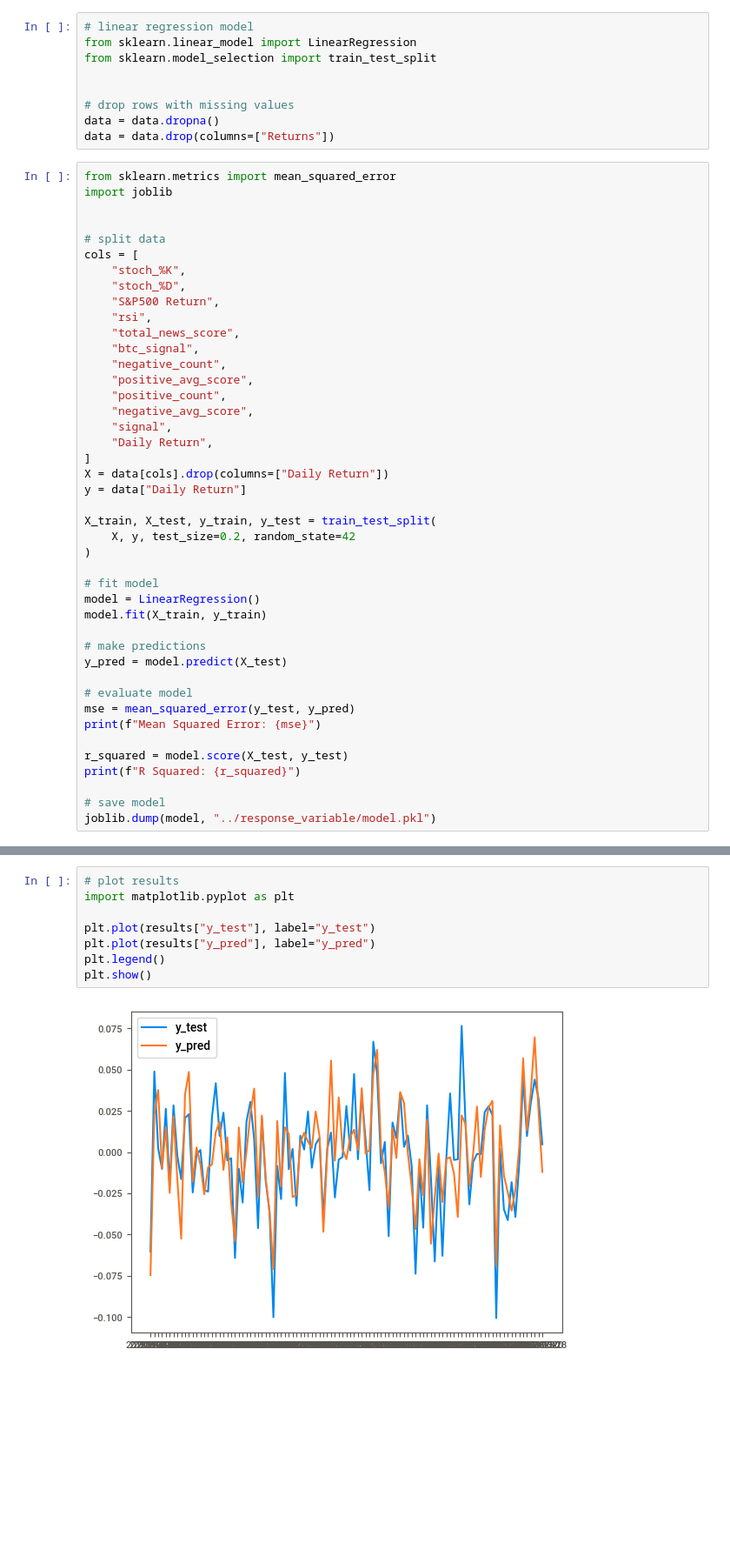
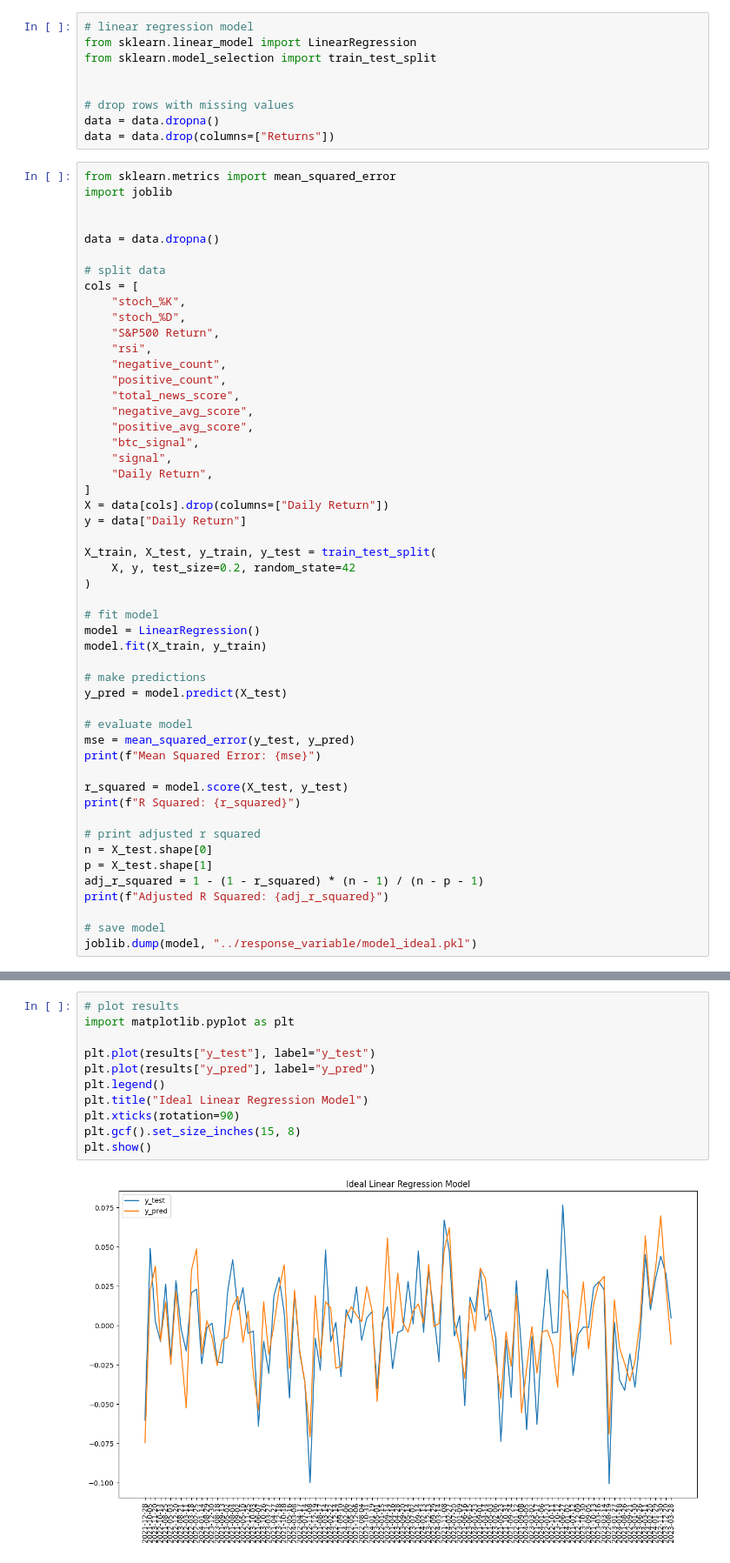
Before and after one commit to nogibjj/Flamingo-ML, a Jupyter notebook: response_variable/data_puller.ipynb, the cells around one changed output, grey strips where cells are left out. Shown at 87% size. Drawn from its saved outputs; the diff is of its cells as text; blank space fills up the shorter version.

Commit message:
ideal vs realistic models

```diff
--- a/response_variable/data_puller.ipynb
+++ b/response_variable/data_puller.ipynb
@@ -115,6 +112,8 @@ data = data.drop(columns=["Returns"])
 from sklearn.metrics import mean_squared_error
 import joblib
 
+
+data = data.dropna()
 
 # split data
 cols = [
@@ -122,12 +121,12 @@ cols = [
     "stoch_%D",
     "S&P500 Return",
     "rsi",
+    "negative_count",
+    "positive_count",
     "total_news_score",
+    "negative_avg_score",
+    "positive_avg_score",
     "btc_signal",
-    "negative_count",
-    "positive_avg_score",
-    "positive_count",
-    "negative_avg_score",
     "signal",
     "Daily Return",
 ]
@@ -152,6 +151,12 @@ print(f"Mean Squared Error: {mse}")
 r_squared = model.score(X_test, y_test)
 print(f"R Squared: {r_squared}")
 
+# print adjusted r squared
+n = X_test.shape[0]
+p = X_test.shape[1]
+adj_r_squared = 1 - (1 - r_squared) * (n - 1) / (n - p - 1)
+print(f"Adjusted R Squared: {adj_r_squared}")
+
 # save model
-joblib.dump(model, "../response_variable/model.pkl")
+joblib.dump(model, "../response_variable/model_ideal.pkl")
 # %% [output]
@@ -170,13 +176,16 @@ results.to_csv("../response_variable/results.csv")
 # %%
 # plot results
 import matplotlib.pyplot as plt
 
 plt.plot(results["y_test"], label="y_test")
 plt.plot(results["y_pred"], label="y_pred")
 plt.legend()
+plt.title("Ideal Linear Regression Model")
+plt.xticks(rotation=90)
+plt.gcf().set_size_inches(15, 8)
 plt.show()
 # %% [output]
-[figure, old version]
+[figure, new version]
 # %%
 # plot hist fot y_pred
 results["y_pred"].hist()
```
Also changed, not shown: parts of 8 cells of this notebook.
